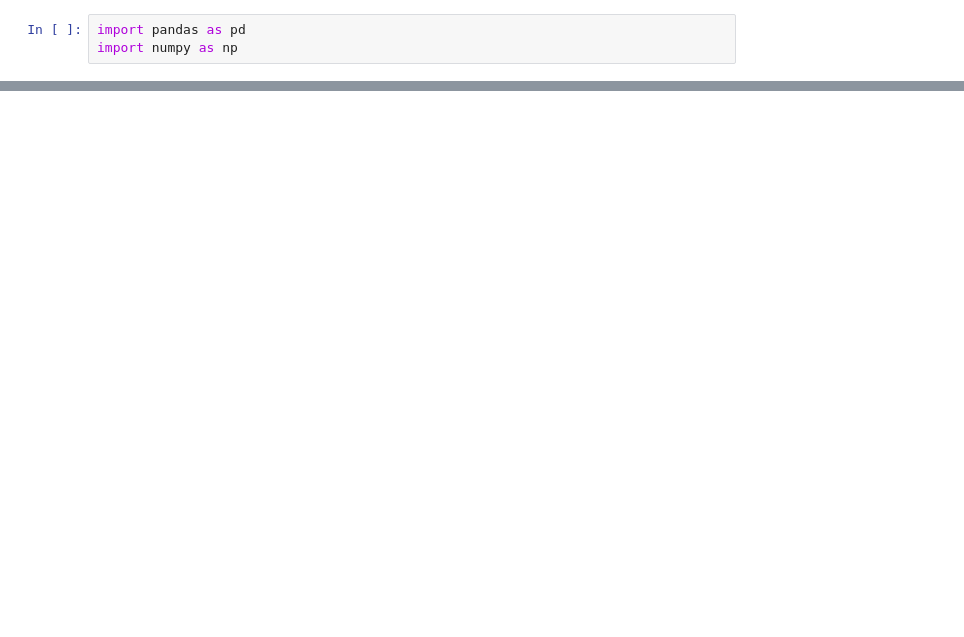
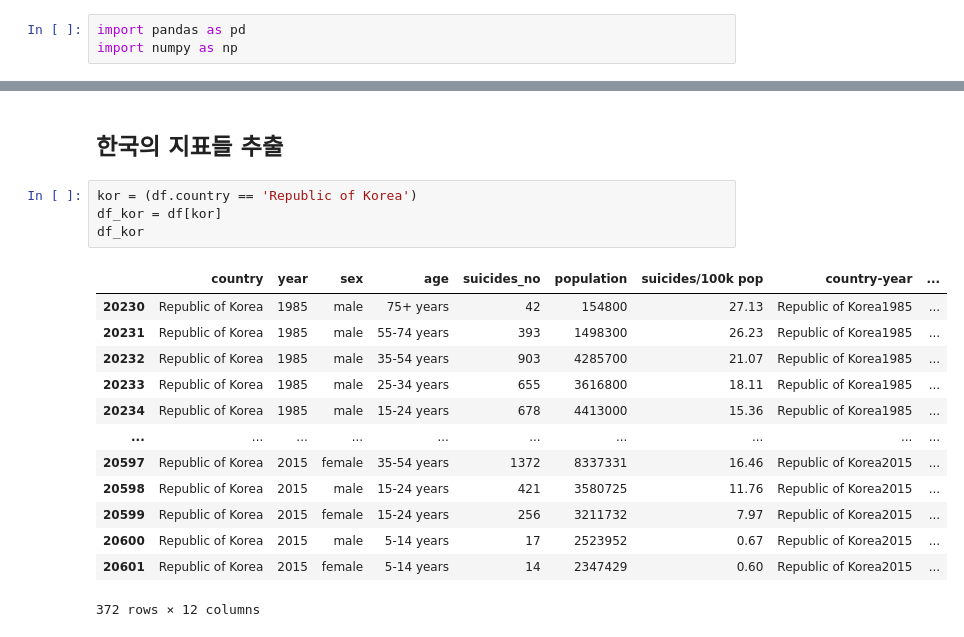
Before and after one commit to JH22222/DAP__, a Jupyter notebook: DAP_Assign.ipynb, the cells around one changed output, grey strips where cells are left out. Drawn from its saved outputs; the diff is of its cells as text; blank space fills up the shorter version.

```diff
--- a/DAP_Assign.ipynb
+++ b/DAP_Assign.ipynb
@@ -21,0 +31,20 @@ df.head()
+# %% [markdown]
+## 한국의 지표들 추출
+# %%
+kor = (df.country == 'Republic of Korea')
+df_kor = df[kor]
+df_kor
+# %% [output]
+|  | country | year | sex | age | suicides_no | population | suicides/100k pop | country-year | ... |
+| 20230 | Republic of Korea | 1985 | male | 75+ years | 42 | 154800 | 27.13 | Republic of Korea1985 | ... |
+| 20231 | Republic of Korea | 1985 | male | 55-74 years | 393 | 1498300 | 26.23 | Republic of Korea1985 | ... |
+| 20232 | Republic of Korea | 1985 | male | 35-54 years | 903 | 4285700 | 21.07 | Republic of Korea1985 | ... |
+| 20233 | Republic of Korea | 1985 | male | 25-34 years | 655 | 3616800 | 18.11 | Republic of Korea1985 | ... |
+| 20234 | Republic of Korea | 1985 | male | 15-24 years | 678 | 4413000 | 15.36 | Republic of Korea1985 | ... |
+| ... | ... | ... | ... | ... | ... | ... | ... | ... | ... |
+| 20597 | Republic of Korea | 2015 | female | 35-54 years | 1372 | 8337331 | 16.46 | Republic of Korea2015 | ... |
+| 20598 | Republic of Korea | 2015 | male | 15-24 years | 421 | 3580725 | 11.76 | Republic of Korea2015 | ... |
+| 20599 | Republic of Korea | 2015 | female | 15-24 years | 256 | 3211732 | 7.97 | Republic of Korea2015 | ... |
+| 20600 | Republic of Korea | 2015 | male | 5-14 years | 17 | 2523952 | 0.67 | Republic of Korea2015 | ... |
+| 20601 | Republic of Korea | 2015 | female | 5-14 years | 14 | 2347429 | 0.60 | Republic of Korea2015 | ... |
+372 rows × 12 columns
```
Also changed, not shown: parts of 8 cells of this notebook.
